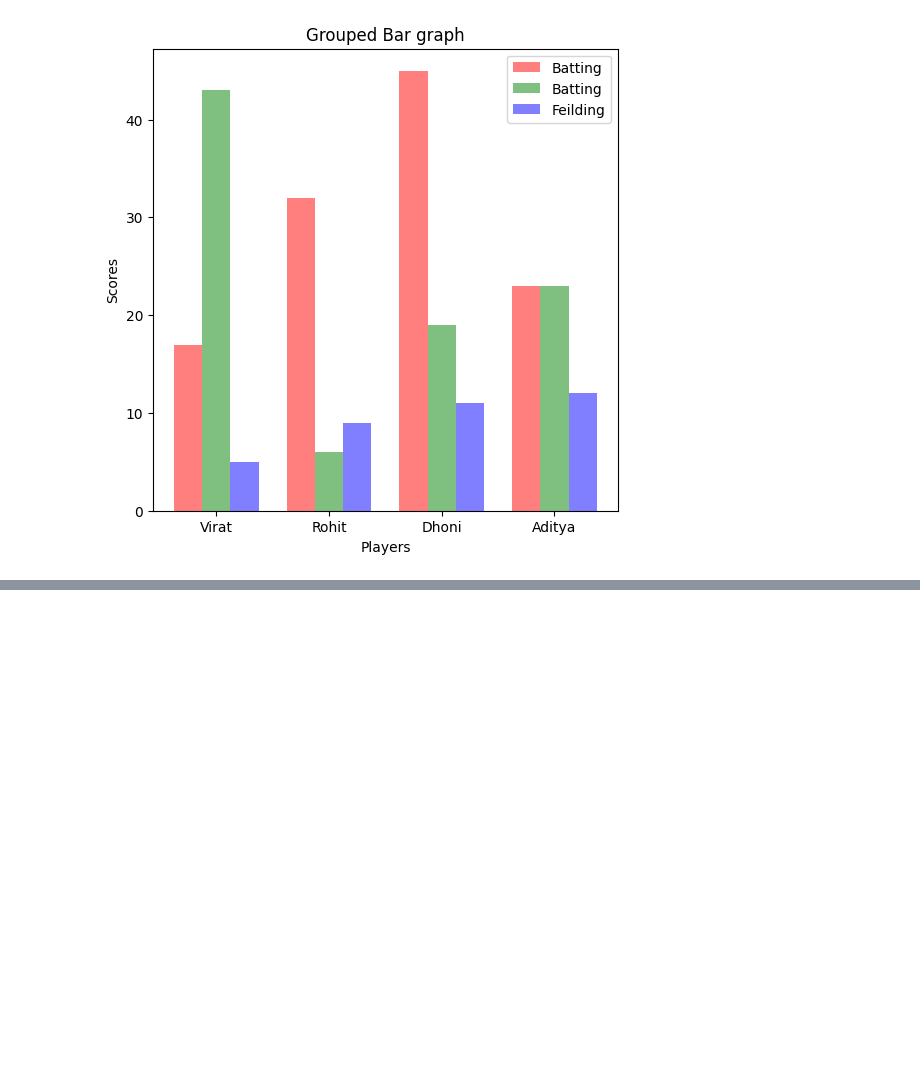
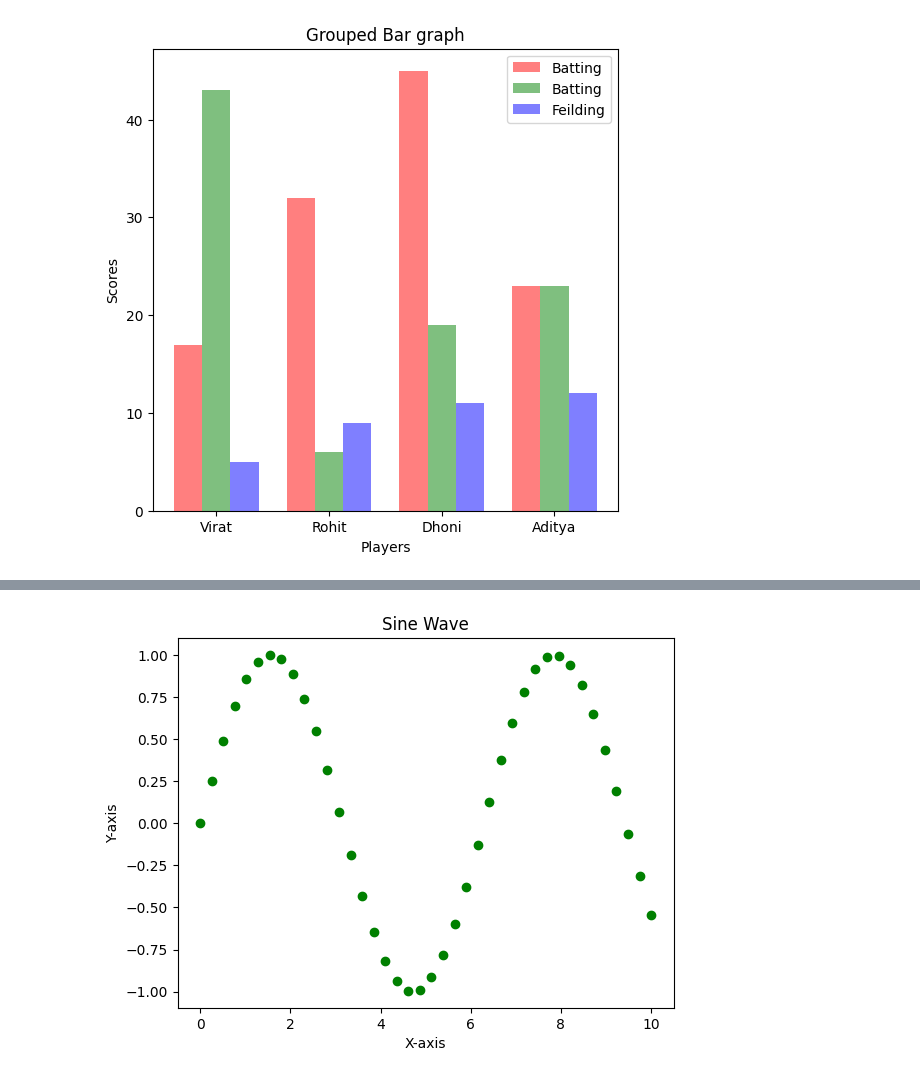
Before and after one commit to Aditya44234/AIwithPy, a Jupyter notebook: matplotlib.ipynb, the cells around one changed output, grey strips where cells are left out. Cells and saved outputs as stored; diff of their text form; code cells hidden in the pictures; blank space fills up the shorter version.

```diff
--- a/matplotlib.ipynb
+++ b/matplotlib.ipynb
@@ -165,0 +193,12 @@ plt.show()
+# %%
+x=np.linspace(0, 10, 40)
+y=np.sin(x)
+
+plt.plot(x, y,'go')
+# plt.fill_between(x, y, color='blue', alpha=0.1)
+plt.title("Sine Wave")
+plt.xlabel("X-axis")
+plt.ylabel("Y-axis")
+plt.show()
+# %% [output]
+[figure, added]
```
Also changed, not shown: parts of 2 cells of this notebook.
